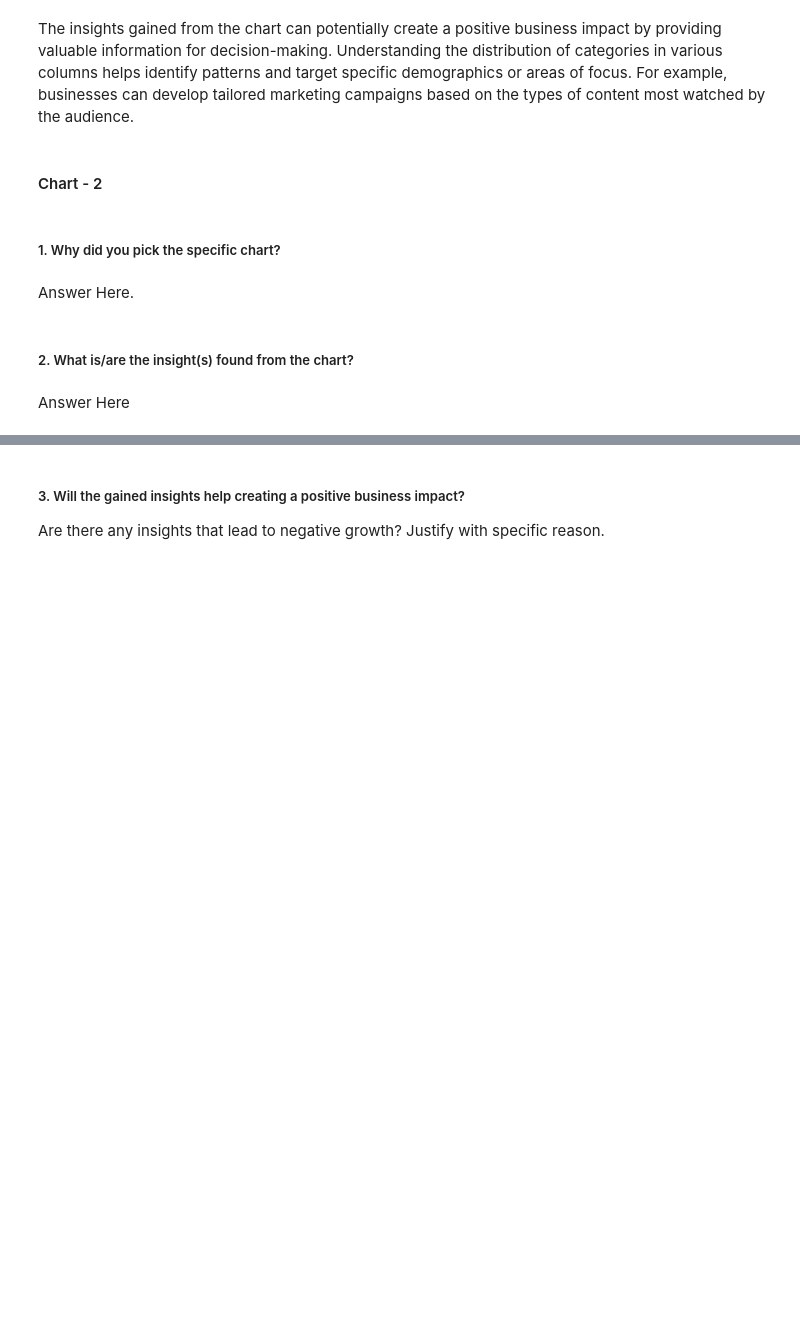
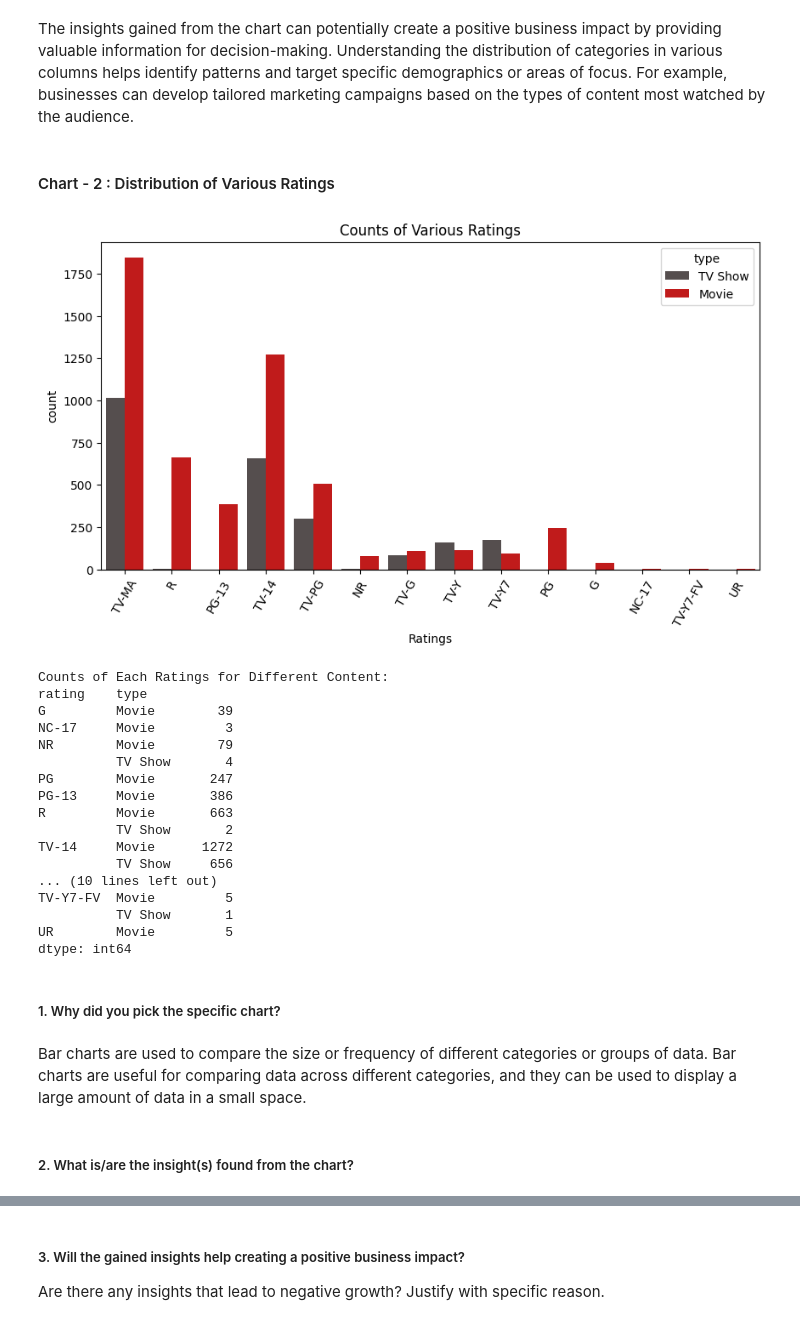
Before and after one commit to Apaulgithub/Netflix_Movies_And_TV_Shows_Clustering, a Jupyter notebook: Netflix_Movies_And_TV_Shows_Clustering_(Unsupervised_ML).ipynb, the cells around one changed output, grey strips where cells are left out. Drawn from its saved outputs; the diff is of its cells as text; code cells hidden in the pictures; blank space fills up the shorter version.

Commit message:
Day 3 : Add New Graphs in EDA

```diff
--- a/Netflix_Movies_And_TV_Shows_Clustering_(Unsupervised_ML).ipynb
+++ b/Netflix_Movies_And_TV_Shows_Clustering_(Unsupervised_ML).ipynb
@@ -422,4 +392,4 @@ Are there any insights that lead to negative growth? Justify with specific reaso
 # %% [markdown]
 The insights gained from the chart can potentially create a positive business impact by providing valuable information for decision-making. Understanding the distribution of categories in various columns helps identify patterns and target specific demographics or areas of focus. For example, businesses can develop tailored marketing campaigns based on the types of content most watched by the audience.
 # %% [markdown]
-#### Chart - 2
+#### Chart - 2 : Distribution of Various Ratings
@@ -428,8 +396,41 @@ The insights gained from the chart can potentially create a positive business im
+# %%
+# Chart - 2 Count Plot Visualization Code for Various Ratings of Contents
+plt.figure(figsize=(10, 5))
+sns.countplot(x='rating', hue='type', data=data, palette=['#564d4d', '#db0000'])
+
+# Set Labels
+plt.title('Counts of Various Ratings')
+plt.xlabel('Ratings')
+plt.xticks(rotation = 60)
+
+# Display Chart
+plt.show()
+
+# Printing The Counts of Each Ratings for Different Content
+print('Counts of Each Ratings for Different Content:')
+print(data.groupby(['rating', 'type']).size())
+# %% [output]
+[figure, added]
+Counts of Each Ratings for Different Content:
+rating    type
+G         Movie        39
+NC-17     Movie         3
+NR        Movie        79
+          TV Show       4
+PG        Movie       247
+PG-13     Movie       386
+R         Movie       663
+          TV Show       2
+TV-14     Movie      1272
+          TV Show     656
+... (10 lines left out)
+TV-Y7-FV  Movie         5
+          TV Show       1
+UR        Movie         5
+dtype: int64
 # %% [markdown]
 ##### 1. Why did you pick the specific chart?
-# %% [markdown]
-Answer Here.
+# %% [markdown]
+Bar charts are used to compare the size or frequency of different categories or groups of data. Bar charts are useful for comparing data across different categories, and they can be used to display a large amount of data in a small space.
 # %% [markdown]
 ##### 2. What is/are the insight(s) found from the chart?
-# %% [markdown]
-Answer Here
```
Also changed, not shown: parts of 17 cells of this notebook.
